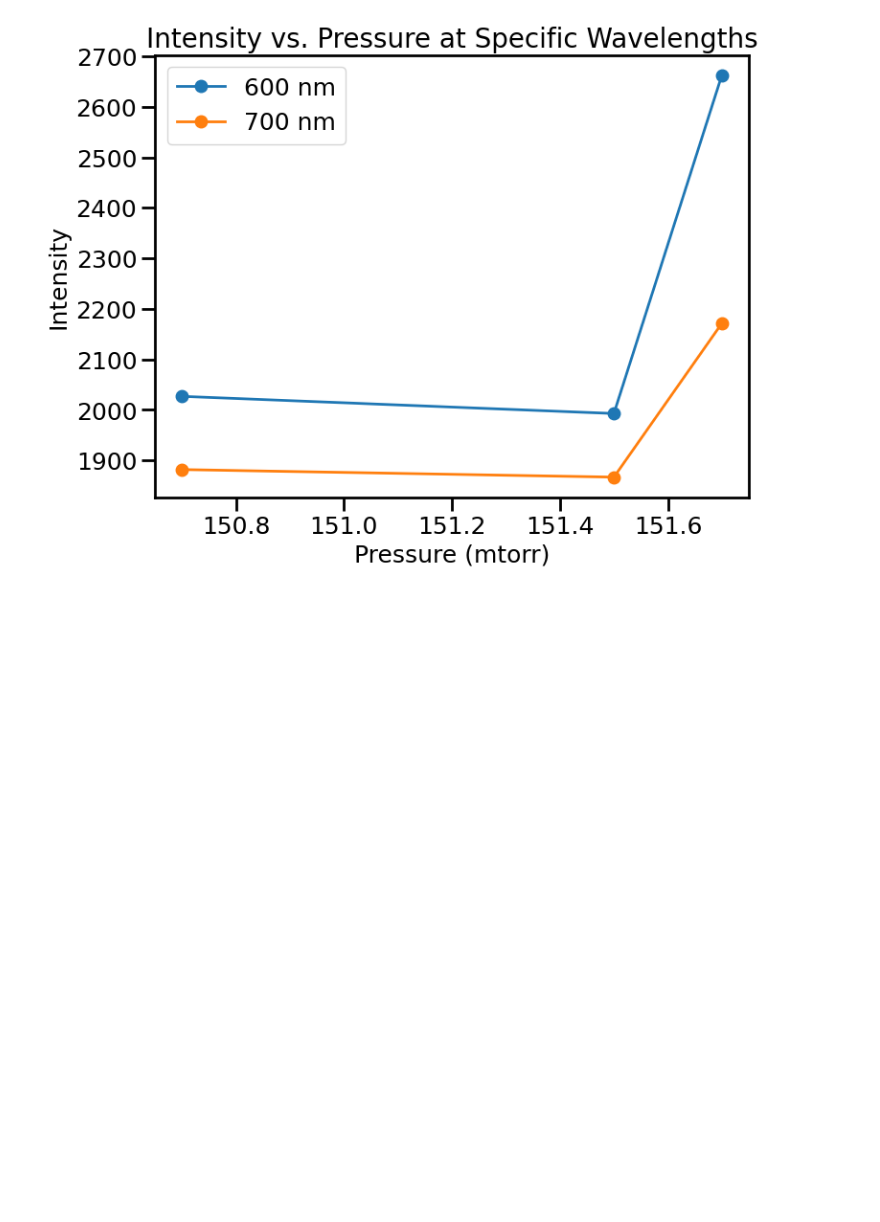
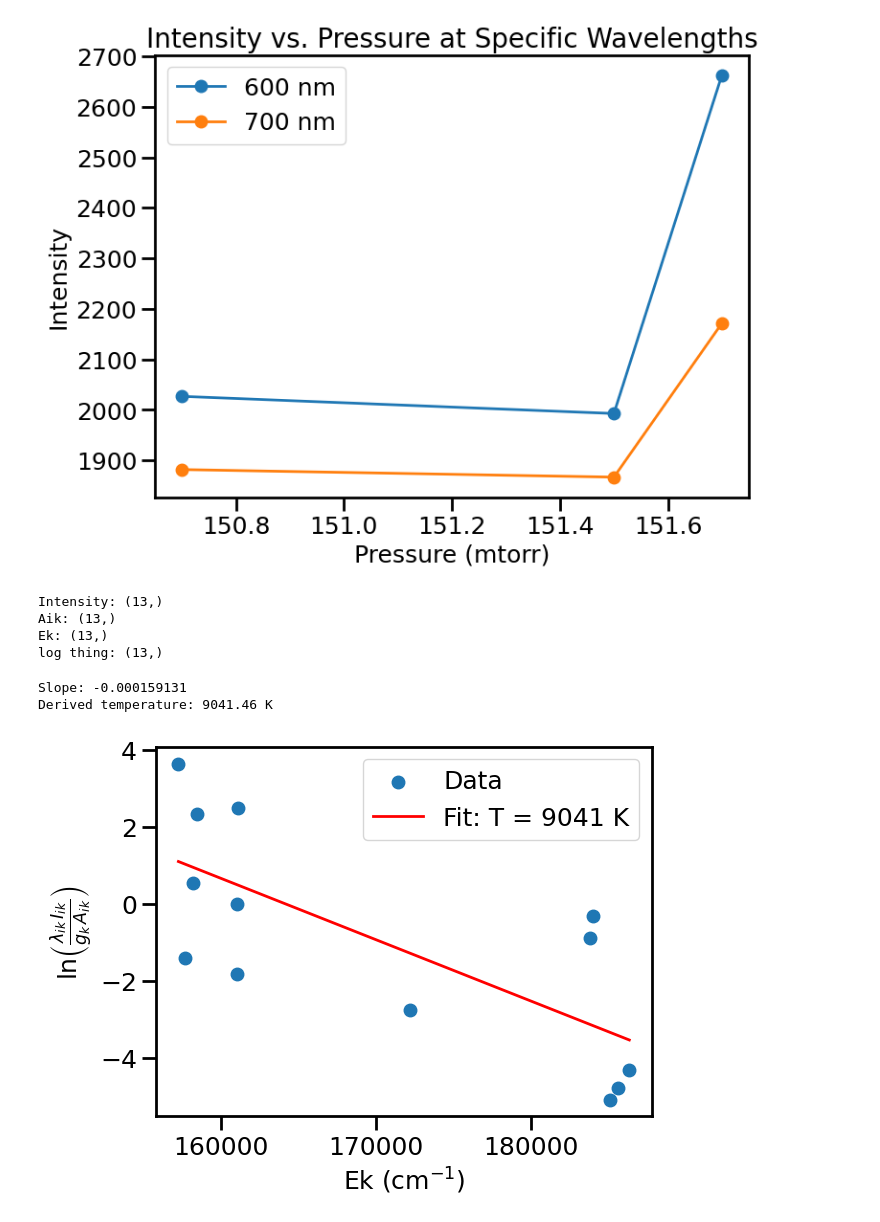
Before and after one commit to jorgegponce/physics191_plasma, a Jupyter notebook: Code/spectroscopy.ipynb, the cells around one changed output. Cells and saved outputs as stored; diff of their text form; code cells hidden in the pictures; blank space fills up the shorter version.

```diff
--- a/Code/spectroscopy.ipynb
+++ b/Code/spectroscopy.ipynb
@@ -124,3 +124,81 @@ plt.legend()
 plt.show()
 # %% [output]
 [figure]
+# %%
+import numpy as np
+from io import StringIO
+
+data_str = '''\
+intensity	Aik	Ek	log thing
+5390	1.00E+05	157234.0196	3.64056144
+9342	1.64E+07	157673.4134	-1.41462022
+16192	3.70E+06	158167.7999	0.538177134
+5076	4.50E+05	158428.1087	2.333626097
+10221	2.44E+07	161048.7411	-1.804578133
+7649	5.60E+06	161048.7411	0.008106618
+13522	9.00E+05	161089.3846	2.488681398
+11788	8.00E+07	172213.8798	-2.764362008
+7537	7.20E+06	183797.4473	-0.895842264
+14450	7.70E+06	183986.0137	-0.309425307
+5257	3.03E+08	185093.3298	-5.079151284
+6409	2.75E+08	185624.8282	-4.786991501
+6581	1.76E+08	186340.5616	-4.313237495
+'''
+
+# Load the data from the string, skipping the header row.
+data_ = np.loadtxt(StringIO(data_str), skiprows=1)
+
+# Extract each column into its own array.
+intensity = data_[:, 0]
+Aik       = data_[:, 1]
+Ek        = data_[:, 2]
+log_thing = data_[:, 3]
+
+print("Intensity:", intensity.shape)
+print("Aik:", Aik.shape)
+print("Ek:", Ek.shape)
+print("log thing:", log_thing.shape)
+# %% [output]
+Intensity: (13,)
+Aik: (13,)
+Ek: (13,)
+log thing: (13,)
+# %%
+# mask = intensity>7_000
+
+# mask = log_thing > -1000000
+# 1. Perform a linear fit (degree=1 means linear)
+
+
+fit_params = np.polyfit(Ek, log_thing, 1)
+slope = fit_params[0]
+intercept = fit_params[1]
+
+print(f"Slope: {slope:.6g}")
+
+# 2. Compute temperature, T_e, from the slope.
+#    Slope = - (h*c) / (k_B * T_e), if Ek is in cm^{-1}.
+#    => T_e = - (h*c) / (k_B * slope)
+
+# Physical constants
+k_B = 1.380649e-23        # Boltzmann constant, J/K
+hc  = 1.98644586e-23      # Planck's constant * speed of light, J·cm
+
+Te = -hc / (k_B * slope)  # negative sign because slope is typically negative
+print(f"Derived temperature: {Te:.2f} K")
+
+# 3. Plot the data and the fitted line
+x_fit = np.linspace(Ek.min(), Ek.max(), 100)
+y_fit = slope * x_fit + intercept
+
+plt.scatter(Ek, log_thing, label='Data')
+plt.plot(x_fit, y_fit, color='red',
+         label=f'Fit: T = {Te:.4g} K')
+plt.xlabel('Ek (cm$^{-1}$)')
+plt.ylabel(r'$\ln\!\left(\frac{\lambda_{ik}\,I_{ik}}{g_k\,A_{ik}}\right)$')
+plt.legend()
+plt.show()
+# %% [output]
+Slope: -0.000159131
+Derived temperature: 9041.46 K
+[figure, added]
```
Also changed, not shown: parts of 3 cells of this notebook, 6 other files.
